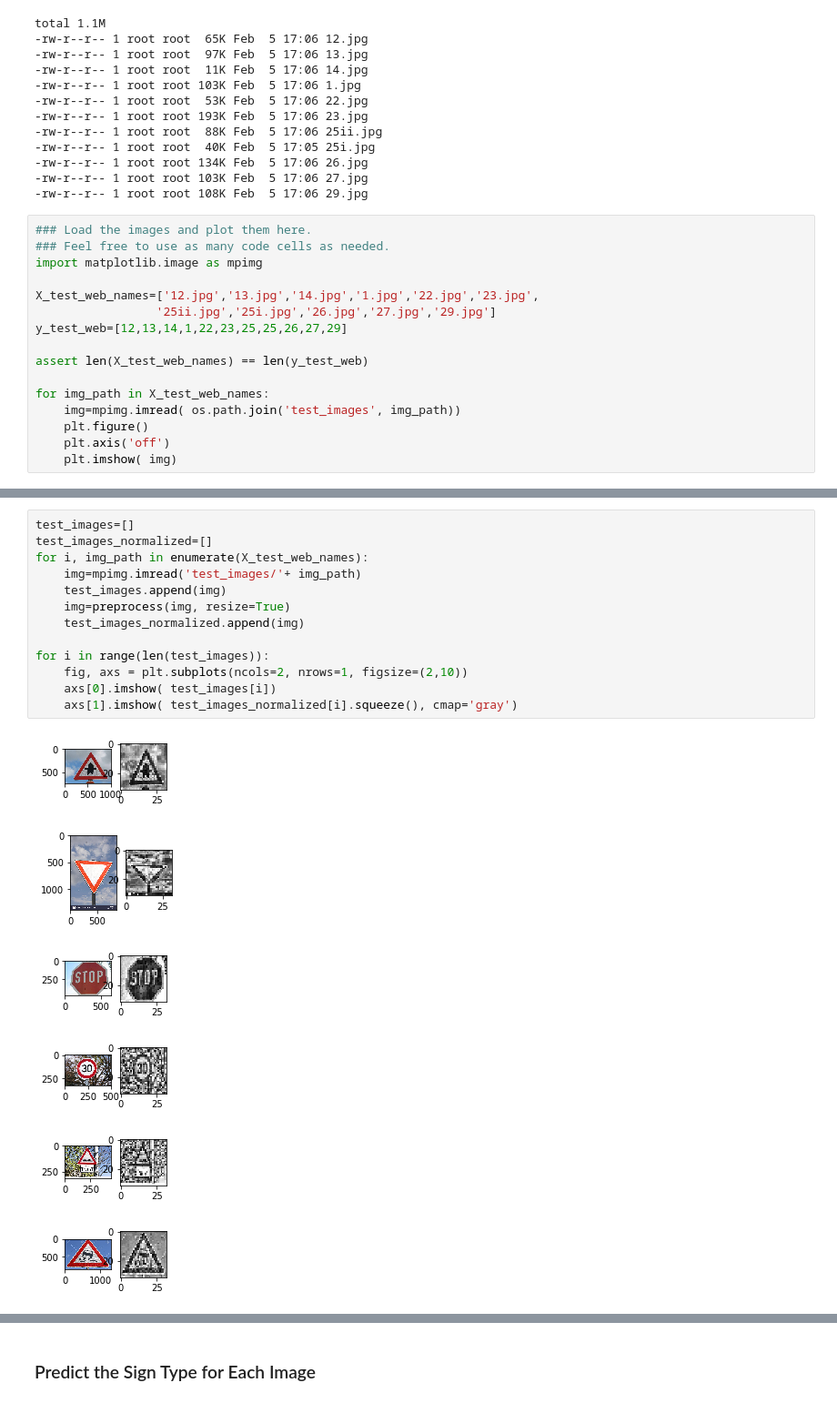
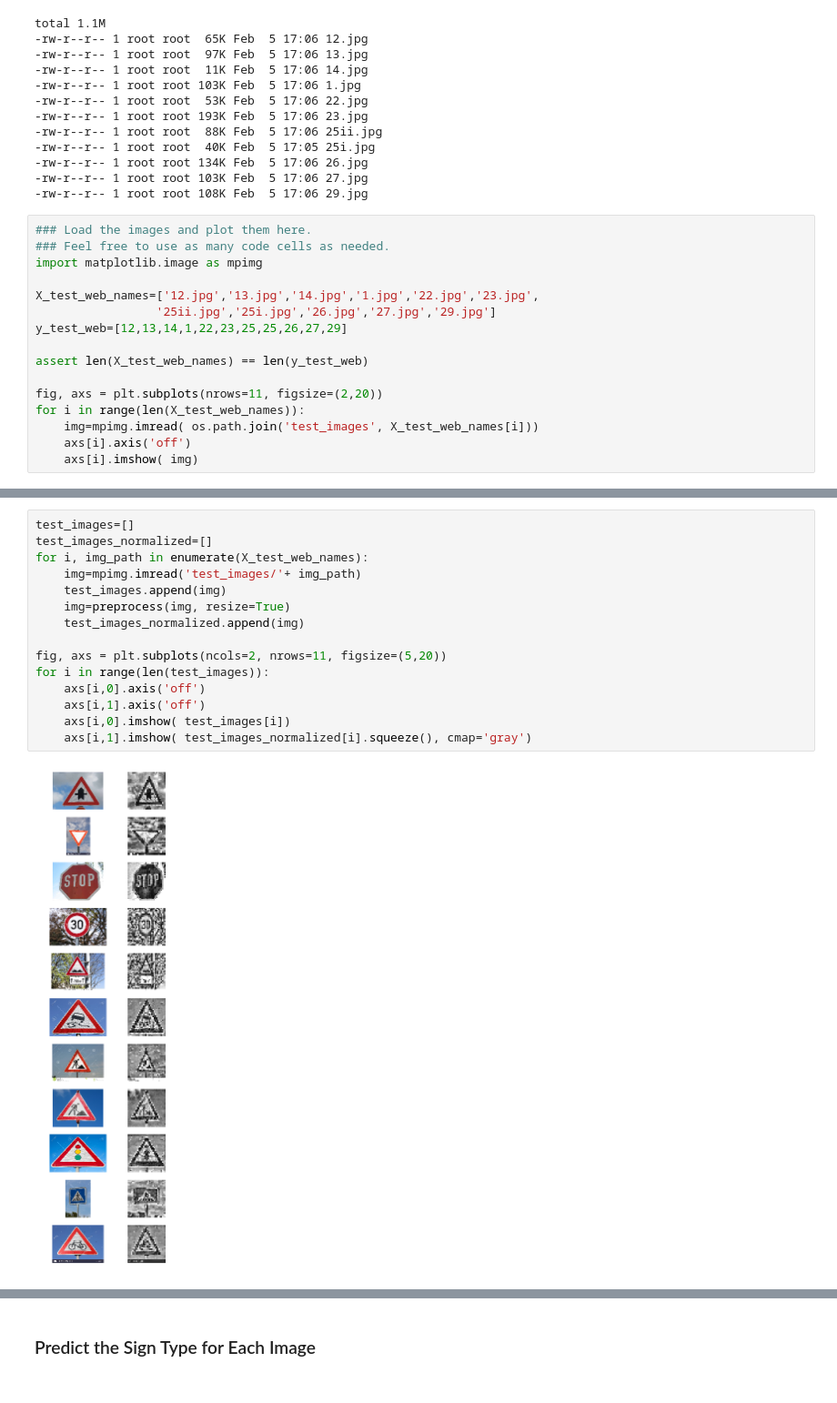
Before and after one commit to boardthatpowder/CarND-Traffic-Sign-Classifier-Project, a Jupyter notebook: Traffic_Sign_Classifier.ipynb, the cells around one changed output, grey strips where cells are left out. Shown at 91% size. Drawn from its saved outputs; the diff is of its cells as text.

```diff
--- a/Traffic_Sign_Classifier.ipynb
+++ b/Traffic_Sign_Classifier.ipynb
@@ -619,9 +619,9 @@ y_test_web=[12,13,14,1,22,23,25,25,26,27,29]
 
 assert len(X_test_web_names) == len(y_test_web)
 
-for img_path in X_test_web_names:
-    img=mpimg.imread( os.path.join('test_images', img_path))
-    plt.figure()
-    plt.axis('off')
-    plt.imshow( img)
+fig, axs = plt.subplots(nrows=11, figsize=(2,20))
+for i in range(len(X_test_web_names)):
+    img=mpimg.imread( os.path.join('test_images', X_test_web_names[i]))
+    axs[i].axis('off')
+    axs[i].imshow( img)
 # %% [output]
@@ -639,20 +629,17 @@ for img_path in X_test_web_names:
 # %%
 test_images=[]
 test_images_normalized=[]
 for i, img_path in enumerate(X_test_web_names):
     img=mpimg.imread('test_images/'+ img_path)
     test_images.append(img)
     img=preprocess(img, resize=True)
     test_images_normalized.append(img)
 
+fig, axs = plt.subplots(ncols=2, nrows=11, figsize=(5,20))
 for i in range(len(test_images)):
-    fig, axs = plt.subplots(ncols=2, nrows=1, figsize=(2,10))
-    axs[0].imshow( test_images[i])
-    axs[1].imshow( test_images_normalized[i].squeeze(), cmap='gray')
+    axs[i,0].axis('off')
+    axs[i,1].axis('off')
+    axs[i,0].imshow( test_images[i])
+    axs[i,1].imshow( test_images_normalized[i].squeeze(), cmap='gray')
 # %% [output]
-[figure, old version]
+[figure, new version]
-[figure, removed]
-[figure, removed]
-[figure, removed]
-[figure, removed]
-[figure, removed]
```
Also changed, not shown: parts of 4 cells of this notebook, 2 other files.
